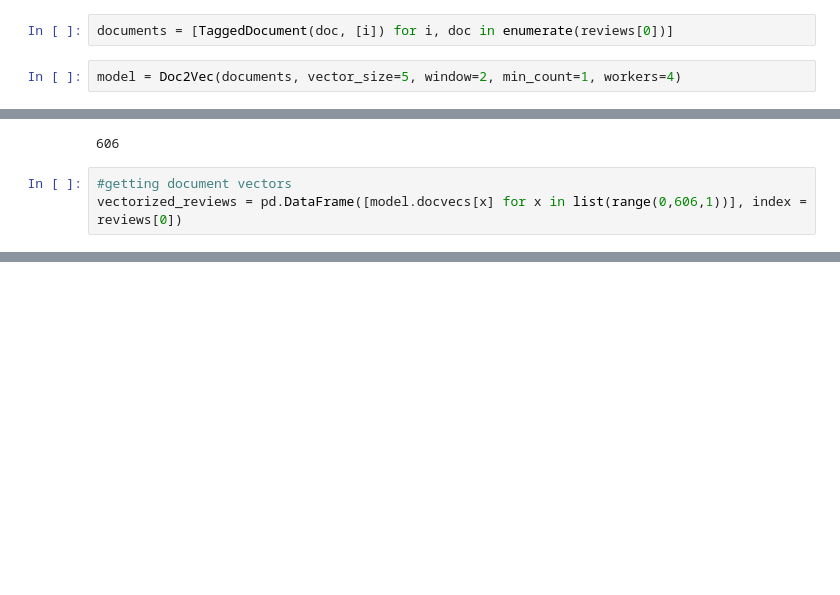
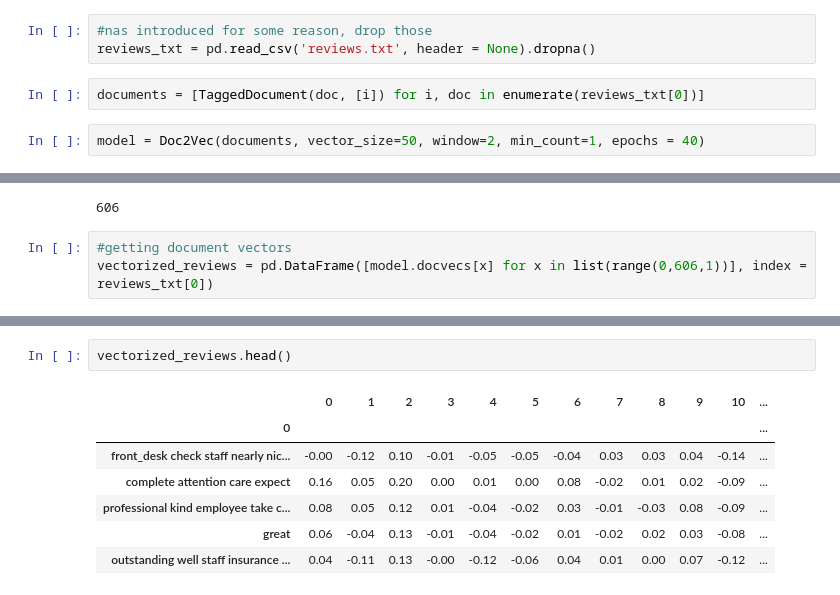
Before and after one commit to sam-cannon/Customer-NLP-Analysis, a Jupyter notebook: (2) Review_Analysis.ipynb, the cells around one changed output, grey strips where cells are left out. Cells and saved outputs as stored; diff of their text form; blank space fills up the shorter version.

```diff
--- a/(2) Review_Analysis.ipynb
+++ b/(2) Review_Analysis.ipynb
@@ -721,7 +817,10 @@ reviews = pd.read_csv('text.txt', header = None)
+# %%
+#nas introduced for some reason, drop those
+reviews_txt = pd.read_csv('reviews.txt', header = None).dropna()
 # %%
-documents = [TaggedDocument(doc, [i]) for i, doc in enumerate(reviews[0])]
+documents = [TaggedDocument(doc, [i]) for i, doc in enumerate(reviews_txt[0])]
 # %%
-model = Doc2Vec(documents, vector_size=5, window=2, min_count=1, workers=4)
+model = Doc2Vec(documents, vector_size=50, window=2, min_count=1, epochs = 40)
 # %%
 model
 # %% [output]
@@ -736,7 +835,7 @@ len(documents)
 606
 # %%
 #getting document vectors
-vectorized_reviews = pd.DataFrame([model.docvecs[x] for x in list(range(0,606,1))], index = reviews[0])
+vectorized_reviews = pd.DataFrame([model.docvecs[x] for x in list(range(0,606,1))], index = reviews_txt[0])
 # %%
 #reducing the dimensionality of the data to two columns for visualization using tsne
 tsne = TSNE()
@@ -782,3 +881,13 @@ show(tsne_plot);
 # %% [output]
 [interactive output not drawn]
 [interactive output not drawn]
+# %%
+vectorized_reviews.head()
+# %% [output]
+|  | 0 | 1 | 2 | 3 | 4 | 5 | 6 | 7 | 8 | 9 | 10 | ... |
+| 0 |  |  |  |  |  |  |  |  |  |  |  | ... |
+| front_desk check staff nearly nic... | -0.00 | -0.12 | 0.10 | -0.01 | -0.05 | -0.05 | -0.04 | 0.03 | 0.03 | 0.04 | -0.14 | ... |
+| complete attention care expect | 0.16 | 0.05 | 0.20 | 0.00 | 0.01 | 0.00 | 0.08 | -0.02 | 0.01 | 0.02 | -0.09 | ... |
+| professional kind employee take c... | 0.08 | 0.05 | 0.12 | 0.01 | -0.04 | -0.02 | 0.03 | -0.01 | -0.03 | 0.08 | -0.09 | ... |
+| great | 0.06 | -0.04 | 0.13 | -0.01 | -0.04 | -0.02 | 0.01 | -0.02 | 0.02 | 0.03 | -0.08 | ... |
+| outstanding well staff insurance ... | 0.04 | -0.11 | 0.13 | -0.00 | -0.12 | -0.06 | 0.04 | 0.01 | 0.00 | 0.07 | -0.12 | ... |
```
Also changed, not shown: parts of 24 cells of this notebook.
